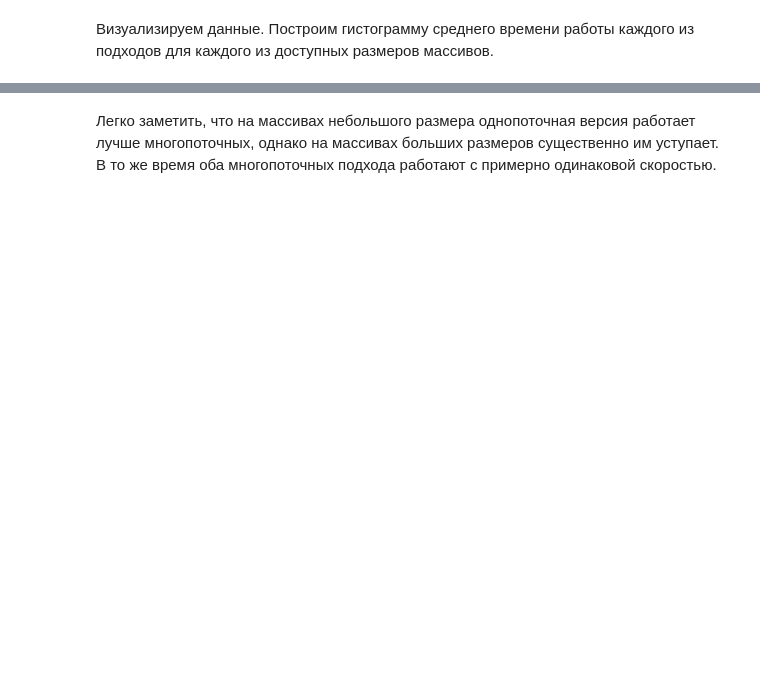
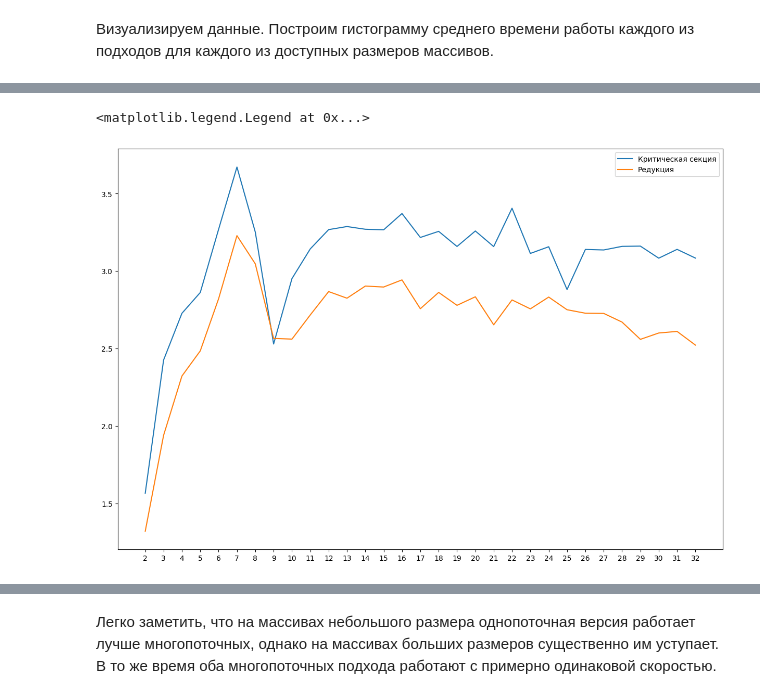
Before and after one commit to SkyWaet/openmp, a Jupyter notebook: python_scripts/vectorMinValue/vectorMinValue.ipynb, the cells around one changed output, grey strips where cells are left out. Saved outputs shown, nothing was run; the diff lists cells and outputs as text; code cells hidden in the pictures; blank space fills up the shorter version.

```diff
--- a/python_scripts/vectorMinValue/vectorMinValue.ipynb
+++ b/python_scripts/vectorMinValue/vectorMinValue.ipynb
@@ -125,0 +180,13 @@ visualize('Среднее затраченное время (в мс)', 'Сра
+# %%
+fig_medium, boost_for_medium_array_graph = plt.subplots(figsize=(15, 10))
+bfma_critical = plt.plot(
+    x, means_for_multhread.loc[(means_for_multhread['method'] == 'critical_section') & (means_for_multhread['array_size'] == 'medium'), 'boost'], label='Критическая секция')
+bfma_reduction = plt.plot(
+    x, means_for_multhread.loc[(means_for_multhread['method'] == 'reduction') & (means_for_multhread['array_size'] == 'medium'), 'boost'], label='Редукция')
+
+boost_for_medium_array_graph.set_xticks(x, labels)
+boost_for_medium_array_graph.grid()
+boost_for_medium_array_graph.legend()
+# %% [output]
+<matplotlib.legend.Legend at 0x...>
+[figure, added]
```
Also changed, not shown: parts of 7 cells of this notebook.
